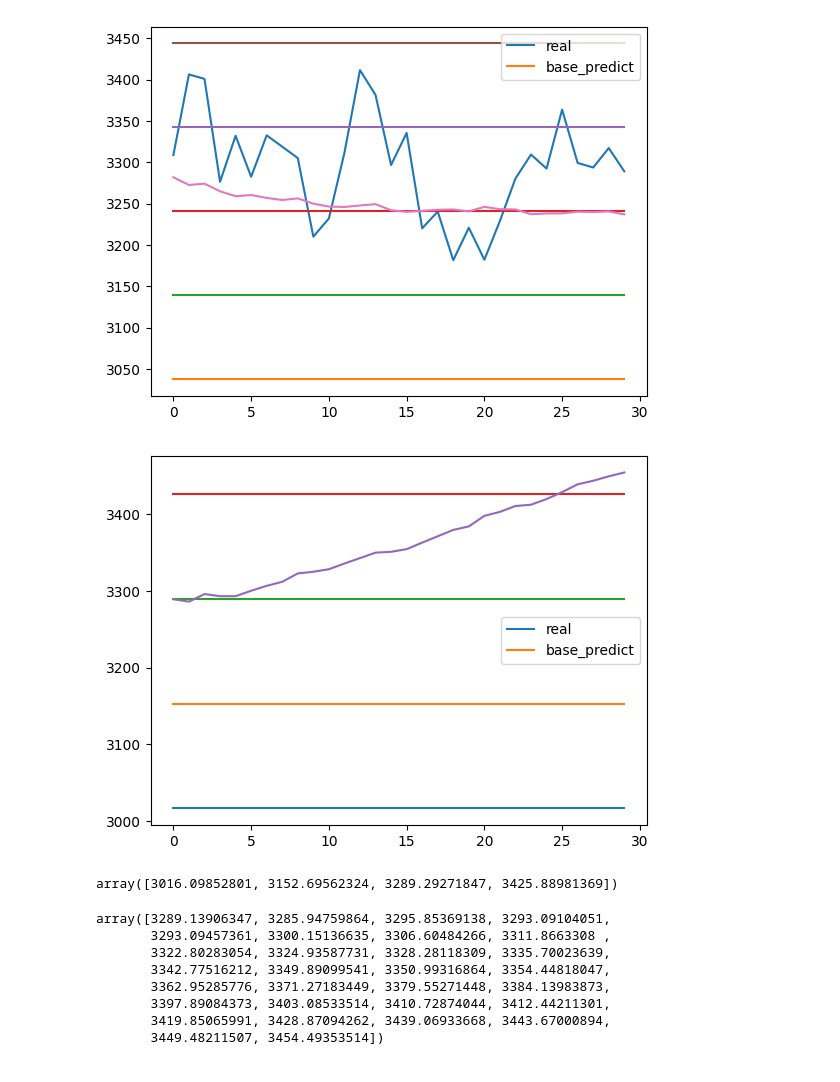
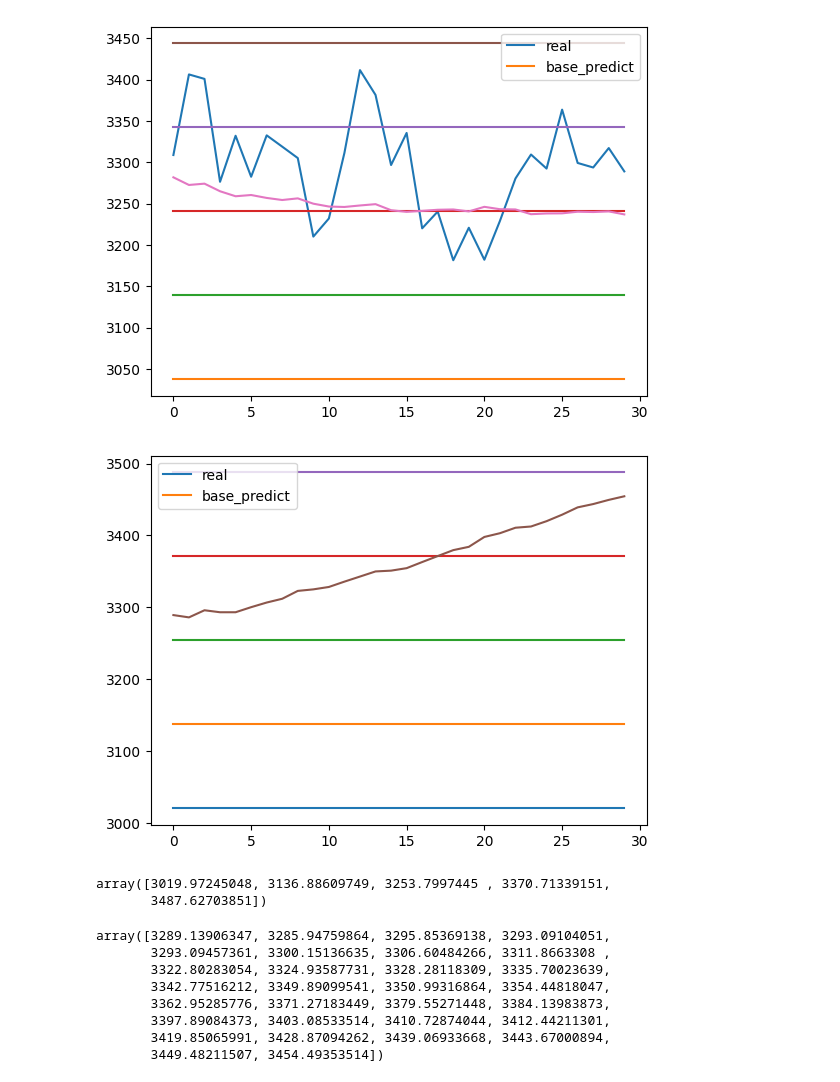
Before and after one commit to bahram3000/google_colab, a Jupyter notebook: auto_nn.ipynb, the cells around one changed output. Saved outputs shown, nothing was run; the diff lists cells and outputs as text; code cells hidden in the pictures.

```diff
--- a/auto_nn.ipynb
+++ b/auto_nn.ipynb
@@ -193,23 +193,24 @@ plt.show()
 # %%
 bc_all=base_cenarios_by_given_future_dt(y_p_all[-1],l_cenarios=30,base_dt=closes)
 # %%
-mfc_all=most_frequency_cenarios(closes,10,0.9,100,lcenarios=30)
+mfc_all=most_frequency_cenarios(closes,10,0.92,100,lcenarios=30)
 # %%
 #plt.plot(closes[-30:])
 plt.plot([mfc_all[0]]*30)
 plt.plot([mfc_all[1]]*30)
 plt.plot([mfc_all[2]]*30)
 plt.plot([mfc_all[3]]*30)
-#plt.plot([mfc_all[4]]*30)
+plt.plot([mfc_all[4]]*30)
 plt.plot(bc_all)
 plt.legend(['real','base_predict'])
 plt.show()
 # %% [output]
-[figure, old version]
+[figure, new version]
 # %%
 mfc_all
 # %% [output]
-array([3016.09852801, 3152.69562324, 3289.29271847, 3425.88981369])
+array([3019.97245048, 3136.88609749, 3253.7997445 , 3370.71339151,
+       3487.62703851])
 # %%
 bc_all
 # %% [output]
```
